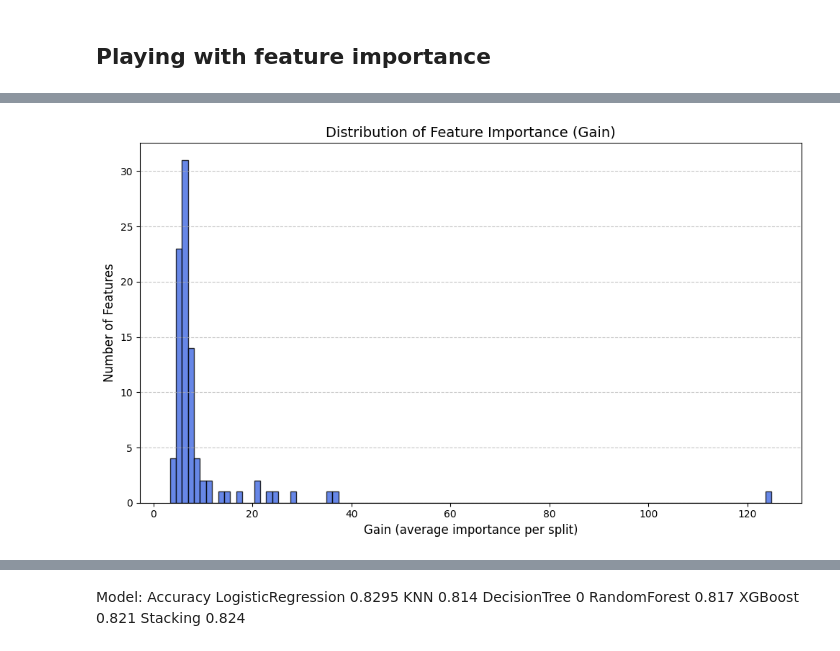
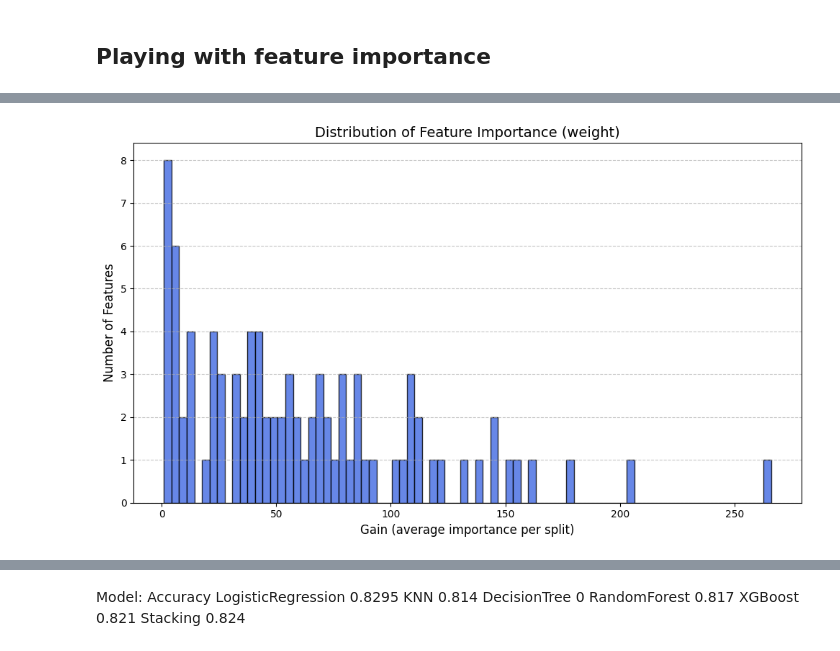
Before and after one commit to surianosapienza/fds-pokemon, a Jupyter notebook: notebooks/02_modeling.ipynb, the cells around one changed output, grey strips where cells are left out. Cells and saved outputs as stored; diff of their text form; code cells hidden in the pictures.

```diff
--- a/notebooks/02_modeling.ipynb
+++ b/notebooks/02_modeling.ipynb
@@ -128,13 +173,13 @@ plt.show()
 # %%
 from sklearn.model_selection import GridSearchCV, train_test_split
 from sklearn.neighbors import KNeighborsClassifier
+from sklearn.decomposition import PCA
 from sklearn.metrics import accuracy_score
-
 
 
 model = KNeighborsClassifier()
 
-k_values = list(range(50,180))
+k_values = list(range(40,200))
 accuracies=[]
 for k in k_values:
     knn = KNeighborsClassifier(n_neighbors=k)
@@ -206,7 +251,7 @@ acc 0.787
 # DECISION TREES
 # %%
 from sklearn.model_selection import GridSearchCV, train_test_split
-from sklearn.tree import DecisionTreeClassifier
+from sklearn.tree import DecisionTreeClassifier, plot_tree
 from sklearn.metrics import accuracy_score
 from sklearn.model_selection import KFold, cross_val_score
 
@@ -219,7 +264,7 @@ k_range = list(range(60,200,20))
 
 param_grid = {
     'criterion': ['gini', 'entropy', 'log_loss'], # impurity function to minimize
-    'max_depth': [15], # max_depth of the tree
+    'max_depth': [5,6,7,8], # max_depth of the tree
 }
 
 grid_search = GridSearchCV(
@@ -290,8 +345,8 @@ from sklearn.model_selection import KFold, cross_val_score
 from sklearn.model_selection import GridSearchCV
 # Define the parameter grid to search over
 param_grid = {
-    'n_estimators': [700, 600],
-    'max_depth': [50, 40],
+    'n_estimators': [400, 500, 600],
+    'max_depth': [15, 30, 40, 50],
     'min_samples_leaf': [1],
     'min_samples_split': [2],
     'max_features': ['sqrt'],
@@ -358,9 +413,9 @@ xgb = XGBClassifier(
 
 # Define the hyperparameter grid
 param_grid = {
-    'n_estimators': [600, 700, 800],
-    'max_depth': [3, 4],
-    'learning_rate': [0.03, 0.04, 0.05],
+    'n_estimators': [700, 800, 900],
+    'max_depth': [2, 3, 4, 5],
+    'learning_rate': [0.01, 0.02, 0.03],
     'gamma': [0],
     'lambda': [1],
     'subsample': [0.8],
@@ -392,7 +447,5 @@ print(f" Best model mean validation accuracy: {mean_acc:.4f}")
 print(f" Standard deviation across validation folds: {std_acc:.4f}")
 print("Best hyperparameters found:", grid_search.best_params_)
 print(f"Best accuracy in CV: {grid_search.best_score_:.4f}")
-# Retrieve the best model
-best_xgb = grid_search.best_estimator_
 best_param_xgb = grid_search.best_params_
 # %% [output]
@@ -439,39 +587,44 @@ acc 0.8295
 # %%
-# Extract the trained booster from the best XGBoost model
-booster = best_xgb.get_booster()
+for i in ['weight', 'gain']:
 
-# Compute feature importance using 'gain' (average contribution to model decisions)
-importance = booster.get_score(importance_type='gain')
+    # We extract the trained booster from the best XGBoost model
+    booster = best_xgb.get_booster()
+    # We compute feature importance using gain metric
+    importance = booster.get_score(importance_type=i)
 
-temp_features = []
-for k in importance.keys():
-    a = k.strip("f")
-    temp_features.append(features[int(a)])
+    temp_features = []
+    for k in importance.keys():
+        a = k.strip("f")
+        temp_features.append(features[int(a)])
 
 
-# Convert to DataFrame and sort by importance
-importance_df = (
-    pd.DataFrame({'Feature': temp_features, 'Importance': list(importance.values())})
-    .sort_values(by='Importance', ascending=False)
-)
+    # We convert to DataFrame and sort by the importance
+    importance_df = (
+        pd.DataFrame({'Feature': temp_features, 'Importance': list(importance.values())})
+        .sort_values(by='Importance', ascending=False)
+    )
 
-# Display the top and bottom 10 most important features
-print("🔝 Top 10 most important features:")
-print(importance_df.head(15))
+    # Display the top and bottom features
+    print("Metric:",i)
+    print("Top 15 most important features:")
+    print(importance_df.head(15))
 
-print("\n🔻 Least important 10 features:")
-print(importance_df.tail(10))
+    print("Least important 10 features:")
+    print(importance_df.tail(10))
 
-# Plot the distribution of feature importance values
-plt.figure(figsize=(10, 6))
-plt.hist(importance_df['Importance'], bins=100, color='royalblue', edgecolor='black', alpha=0.8)
-plt.title('Distribution of Feature Importance (Gain)', fontsize=14)
-plt.xlabel('Gain (average importance per split)', fontsize=12)
-plt.ylabel('Number of Features', fontsize=12)
-plt.grid(axis='y', linestyle='--', alpha=0.7)
-plt.tight_layout()
-plt.show()
+    # Plot of the hist
+    plt.figure(figsize=(10, 6))
+    if k=='gain':
+        plt.hist(importance_df['Importance'], bins=100, color='royalblue', edgecolor='black', alpha=0.8)
+    else:
+        plt.hist(importance_df['Importance'], bins=80, color='royalblue', edgecolor='black', alpha=0.8)
+    plt.title(f'Distribution of Feature Importance ({i})', fontsize=14)
+    plt.xlabel('Gain (average importance per split)', fontsize=12)
+    plt.ylabel('Number of Features', fontsize=12)
+    plt.grid(axis='y', linestyle='--', alpha=0.7)
+    plt.tight_layout()
+    plt.show()
 
-# Get the ordered list of feature names by importance
-feature_names = importance_df['Feature'].tolist()
+    # Get the ordered list of feature names by importance
+    feature_names.append(importance_df['Feature'].tolist())
 # %% [output]
@@ -495 +648 @@ feature_names = importance_df['Feature'].tolist()
-[figure, old version]
+[figure, new version]
```
Also changed, not shown: parts of 42 cells of this notebook, 3 other files.
